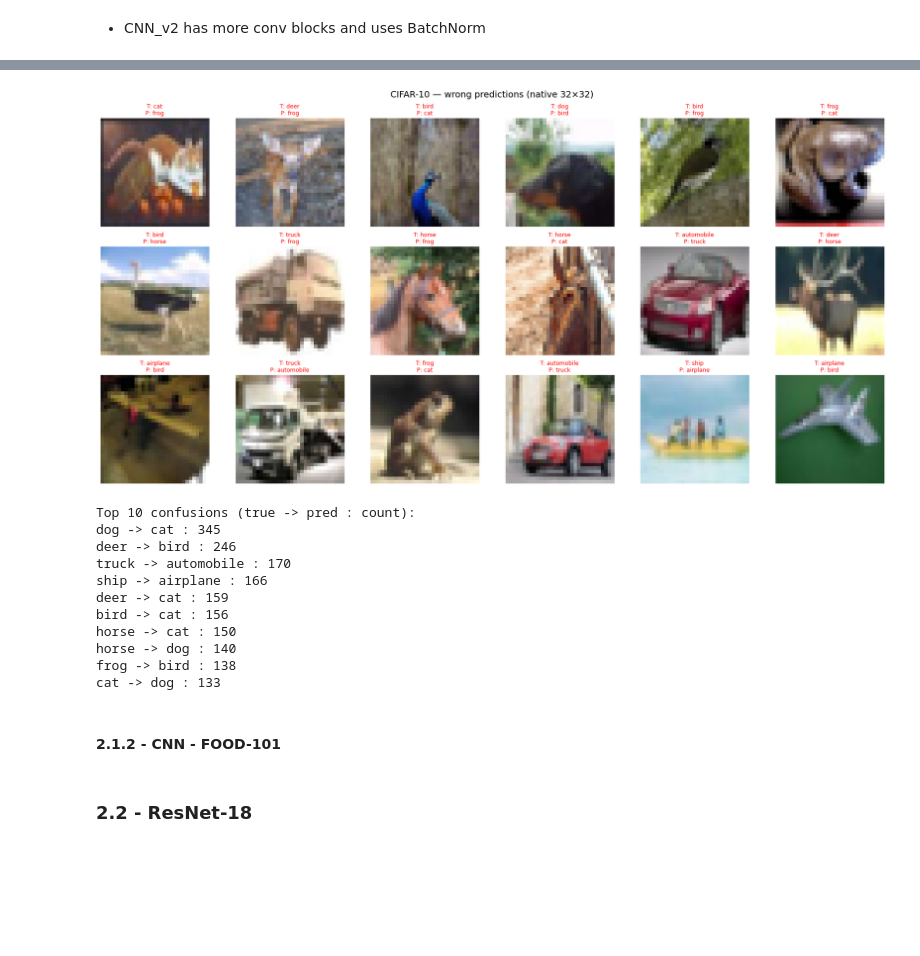
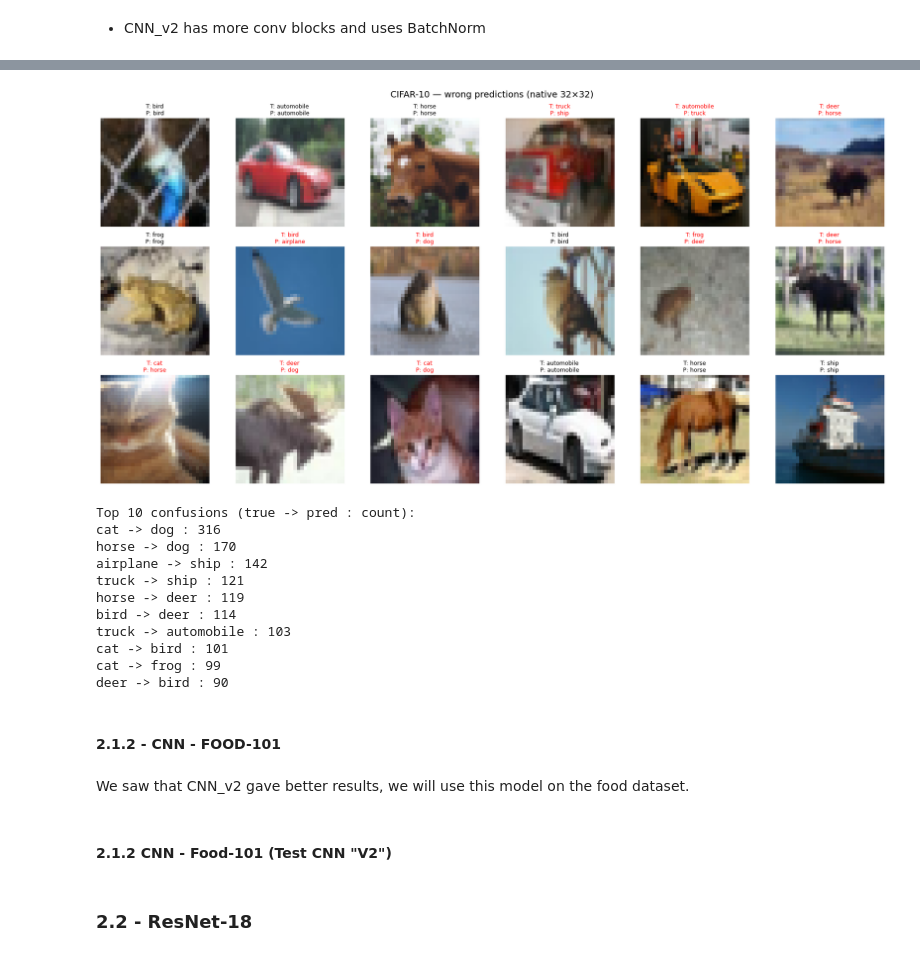
Before and after one commit to selim-ba/insa-hddl-group10, a Jupyter notebook: demo_project_3.ipynb, the cells around one changed output, grey strips where cells are left out. Saved outputs shown, nothing was run; the diff lists cells and outputs as text; code cells hidden in the pictures; blank space fills up the shorter version.

```diff
--- a/demo_project_3.ipynb
+++ b/demo_project_3.ipynb
@@ -54,3 +54,7 @@ from models.models_project_3 import Custom_CNN, Custom_CNN_v2
 # %%
-TRAIN_CNN_V1_CIFAR = False
+TRAIN_CNN_V1_CIFAR = True
 TRAIN_CNN_V2_CIFAR = True
+TRAIN_CNN_V1_FOOD = True
+TRAIN_CNN_V2_FOOD = True
+TRAIN_RESNET_CIFAR = True
+TRAIN_RESNET_FOOD = True
@@ -143,14 +163,14 @@ test_transform_cifar = transforms.Compose([
 train_cifar = datasets.CIFAR10(
     root="./datasets/dataset_project_3/cifar10",
     train=True,
-    download=False, # Set to False if already downloaded
+    download=True, # Set to False if already downloaded
     transform=train_transform_cifar
 )
 
 test_cifar = datasets.CIFAR10(
     root="./datasets/dataset_project_3/cifar10",
     train=False,
-    download=False,   # Set to False if already downloaded
+    download=True,   # Set to False if already downloaded
     transform=test_transform_cifar
 )
 
@@ -158,7 +178,7 @@ test_cifar = datasets.CIFAR10(
 viz_cifar_test = datasets.CIFAR10(
     root="./datasets/dataset_project_3/cifar10",
     train=False,
-    download=False,
+    download=True,
     transform=transforms.ToTensor()   # no resize, no normalize
 )
 # %% [markdown]
@@ -337,7 +383,7 @@ mps
 # %% [markdown]
 #### 2.1.1 - CNN - CIFAR-10 (Test CNN "V1")
 # %%
-MODEL_NAME = "cnn_v1_cifar_test_10ep"
+MODEL_NAME = "cnn_v1_cifar_30ep"
 if TRAIN_CNN_V1_CIFAR:
     # Training
     cifar_num_classes = len(cifar_class_names)
@@ -348,7 +394,7 @@ if TRAIN_CNN_V1_CIFAR:
         train_loader=cifar_loaders["train"],
         val_loader=cifar_loaders["val"],
         test_loader=cifar_loaders["test"],
-        epochs=10,
+        epochs=30,
         lr=3e-4,
         device=device,
         save_folder_name=f"{MODEL_NAME}",
@@ -426,7 +474,7 @@ bird -> airplane : 123
 # %% [markdown]
 - CNN_v2 has more conv blocks and uses BatchNorm
 # %%
-MODEL_NAME = "cnn_v2_cifar_test"
+MODEL_NAME = "cnn_v2_cifar_30ep"
 if TRAIN_CNN_V2_CIFAR:
     # Training
     cifar_num_classes = len(cifar_class_names)
@@ -437,7 +485,7 @@ if TRAIN_CNN_V2_CIFAR:
         train_loader=cifar_loaders["train"],
         val_loader=cifar_loaders["val"],
         test_loader=cifar_loaders["test"],
-        epochs=5,
+        epochs=30,
         lr=3e-4,
         device=device,
         save_folder_name=f"{MODEL_NAME}",
@@ -496,22 +543,26 @@ Confusion matrix shape: (10, 10)
 # %%
-idxs = pick_indices(y_true, y_pred, n=18, only_errors=True, seed=0)
+idxs = pick_indices(y_true, y_pred, n=18, only_errors=False, seed=0)
 show_predictions_grid_viz(viz_cifar_test, idxs, y_true, y_pred, cifar_class_names,
-                          title="CIFAR-10 — wrong predictions (native 32×32)")
+                          title="CIFAR-10 — predictions (native 32×32)")
 # %% [output]
-[figure, old version]
+[figure, new version]
 # %%
 top_confusions(y_true, y_pred, cifar_class_names, top_k=10)
 # %% [output]
 Top 10 confusions (true -> pred : count):
-dog -> cat : 345
-deer -> bird : 246
-truck -> automobile : 170
-ship -> airplane : 166
-deer -> cat : 159
-bird -> cat : 156
-horse -> cat : 150
-horse -> dog : 140
-frog -> bird : 138
-cat -> dog : 133
+cat -> dog : 316
+horse -> dog : 170
+airplane -> ship : 142
+truck -> ship : 121
+horse -> deer : 119
+bird -> deer : 114
+truck -> automobile : 103
+cat -> bird : 101
+cat -> frog : 99
+deer -> bird : 90
 # %% [markdown]
 #### 2.1.2 - CNN - FOOD-101
+# %% [markdown]
+We saw that CNN_v2 gave better results, we will use this model on the food dataset.
+# %% [markdown]
+#### 2.1.2 CNN - Food-101 (Test CNN "V2")
```
Also changed, not shown: parts of 36 cells of this notebook.
